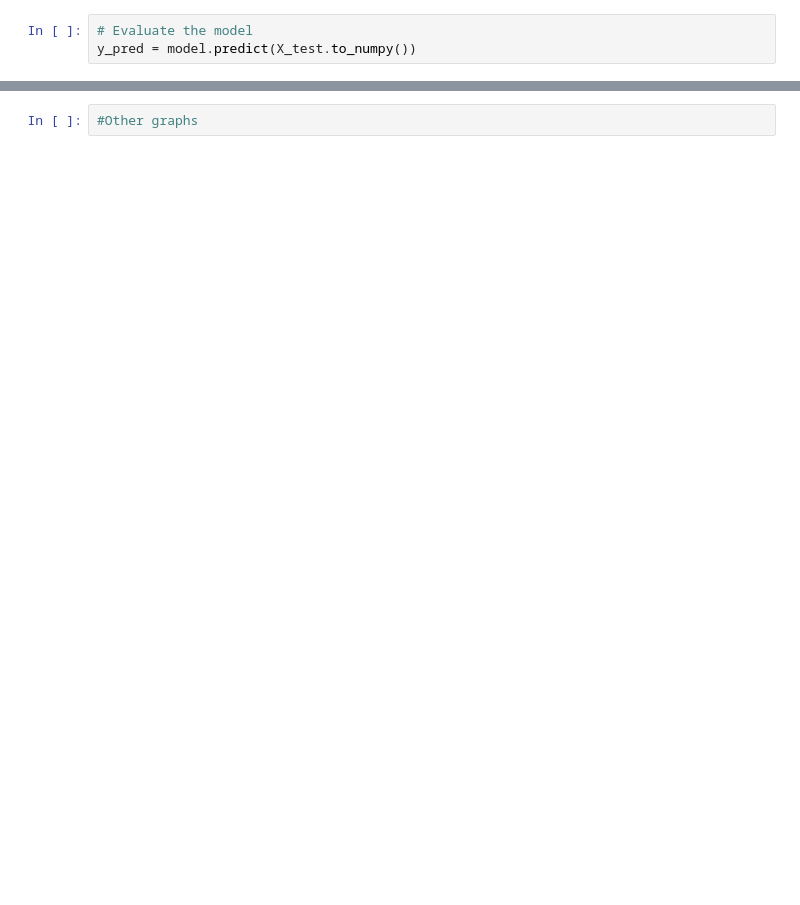
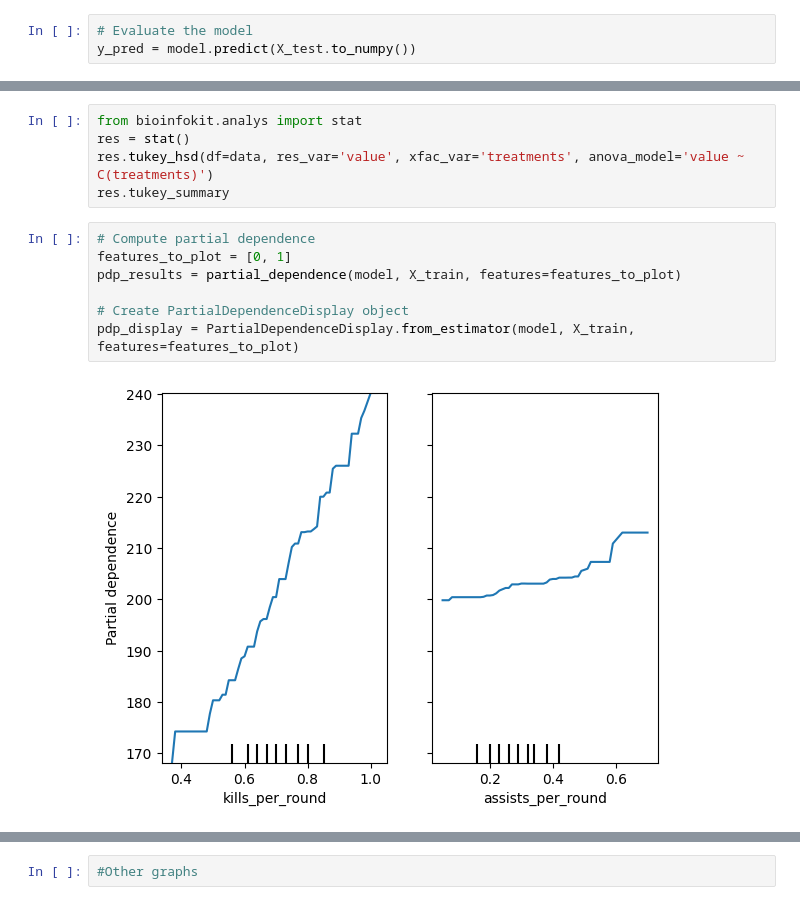
Before and after one commit to agbandong/valorant-boosted-tree, a Jupyter notebook: ACS_Model_test.ipynb, the cells around one changed output, grey strips where cells are left out. Saved outputs shown, nothing was run; the diff lists cells and outputs as text; blank space fills up the shorter version.

```diff
--- a/ACS_Model_test.ipynb
+++ b/ACS_Model_test.ipynb
@@ -64,0 +151,14 @@ plt.ylabel('Frequency')
+# %%
+from bioinfokit.analys import stat
+res = stat()
+res.tukey_hsd(df=data, res_var='value', xfac_var='treatments', anova_model='value ~ C(treatments)')
+res.tukey_summary
+# %%
+# Compute partial dependence
+features_to_plot = [0, 1]
+pdp_results = partial_dependence(model, X_train, features=features_to_plot)
+
+# Create PartialDependenceDisplay object
+pdp_display = PartialDependenceDisplay.from_estimator(model, X_train, features=features_to_plot)
+# %% [output]
+[figure, added]
```
Also changed, not shown: parts of 17 cells of this notebook, 6 other files.
